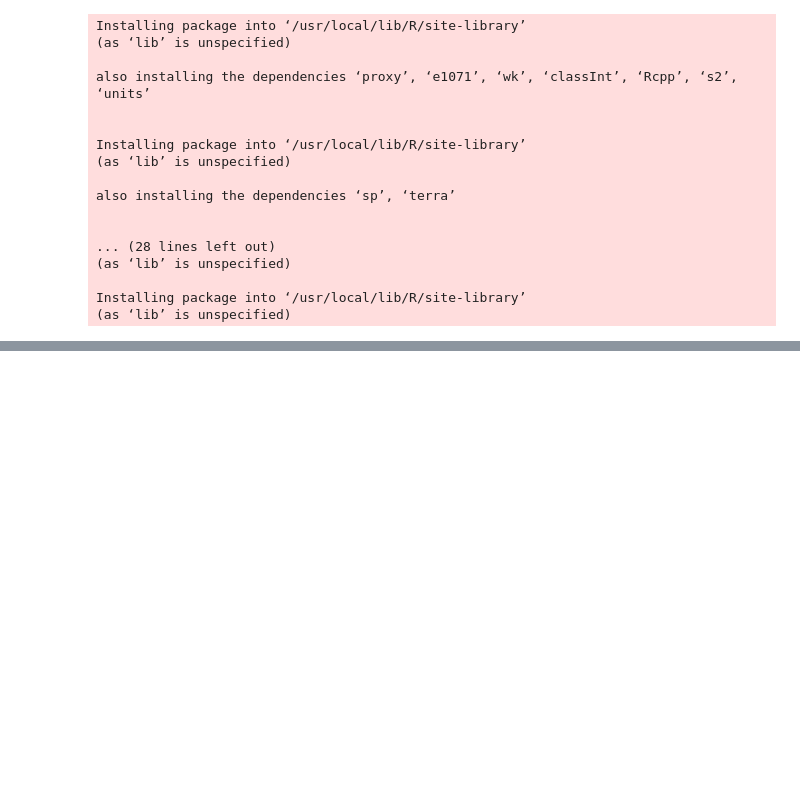
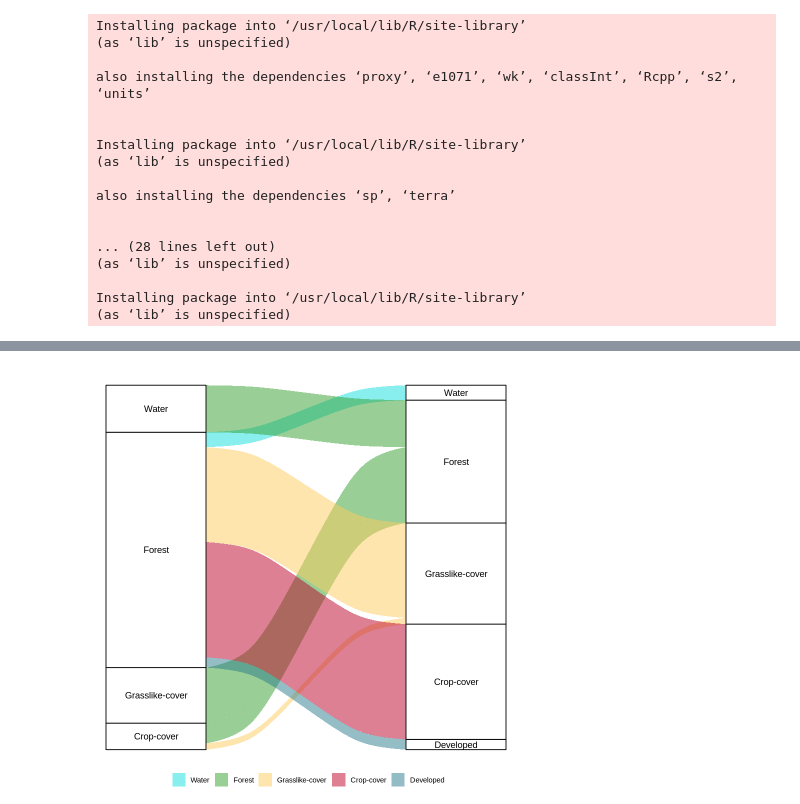
Before and after one commit to seismosmsr/machine_learning, a Jupyter notebook: costa_rica.ipynb, the cells around one changed output, grey strips where cells are left out. Saved outputs shown, nothing was run; the diff lists cells and outputs as text; code cells hidden in the pictures; blank space fills up the shorter version.

```diff
--- a/costa_rica.ipynb
+++ b/costa_rica.ipynb
@@ -131,0 +136,3 @@ names      : limon_15_16_1
+# %%
+limon_15_16_class_tif <- which.max(limon_15_16_tif[[1:9]])
+limon_22_23_class_tif <- which.max(limon_22_23_tif[[1:9]])
@@ -131,0 +142,6 @@ names      : limon_15_16_1
+# %%
+class_stack <- stack(limon_15_16_class_tif,limon_22_23_class_tif)
+# %%
+class_dt <- values(class_stack) %>% data.table
+names(class_dt) <- c('y2018','y2023')
+class_dt$row <- 1
@@ -131,0 +160,29 @@ names      : limon_15_16_1
+# %%
+color_scale = c(
+'Water' ="#13dede",
+'Forest' ="#33a02c",
+'Grasslike-cover' ="#fecc5c",
+'Wetlands Vegetation' = "#5c003d",
+'Crop-cover' = "#bd0026",
+'Scrub/ Shrub' ="#deab13",
+'Developed' ="#297b8c",
+'Bare' = '#5b5b5b',
+'Snow and Ice'="#aa64ef" )
+# %%
+library(ggalluvial)
+class_dt[!is.na(class_dt$y2018)][y2018!=y2023][,list(freq= sum(row)/nrow(class_dt)),by=.(y2018,y2023,pretty_class_y2018,pretty_class_y2023)][freq>0.0001] %>%
+
+ggplot(data = .,
+      aes(axis1 = pretty_class_y2018, axis2 = pretty_class_y2023, y = freq)) +
+geom_alluvium(aes(fill = pretty_class_y2023)) +
+scale_fill_manual(values = color_scale) +  # Using hex codes
+geom_stratum() +
+geom_text(stat = "stratum",
+          aes(label = after_stat(stratum))) +
+scale_x_discrete(limits = c("y2018", "y2023"),
+                  expand = c(0.15, 0.05)) +
+theme_void()+
+theme(legend.position = "bottom") +  # Move legend to bottom
+guides(color = guide_legend(title = NULL))  +
+theme(legend.title = element_blank())  # Remove all legend titles
+# %% [output]
@@ -132,3 +195,4 @@ names      : limon_15_16_1
+[figure, added]
 # %%
 ndvi_mean_dt <-
 raster_list %>%
```
Also changed, not shown: parts of 21 cells of this notebook.
